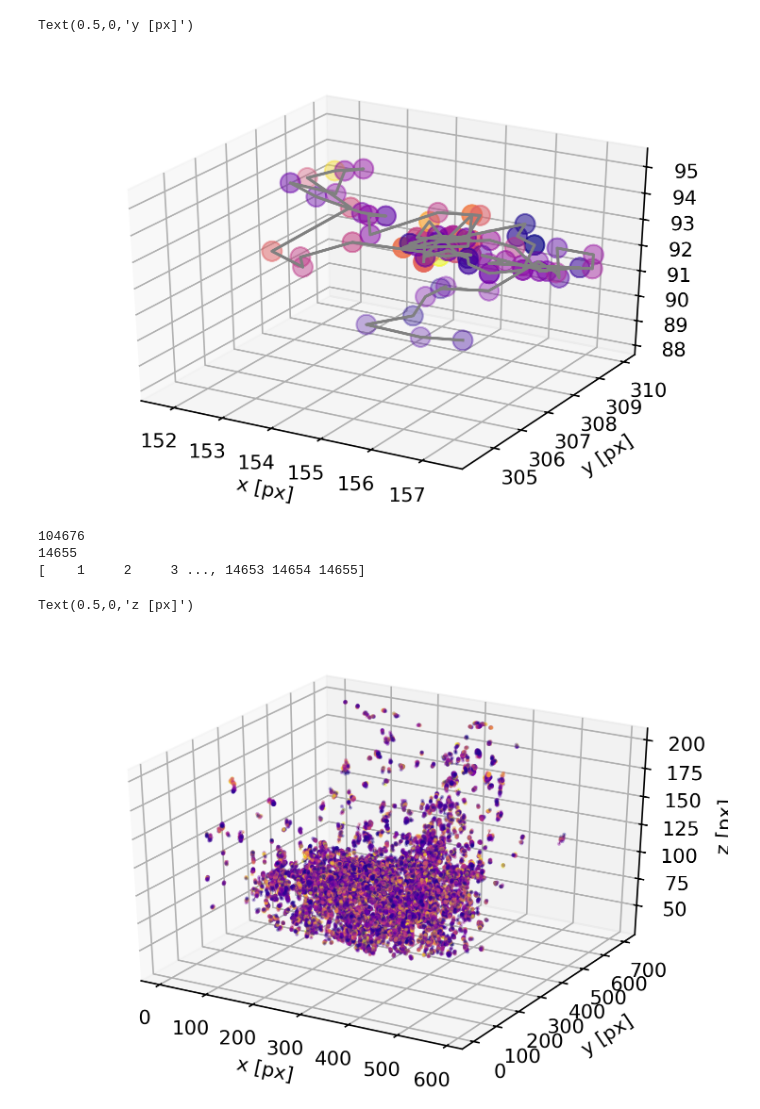
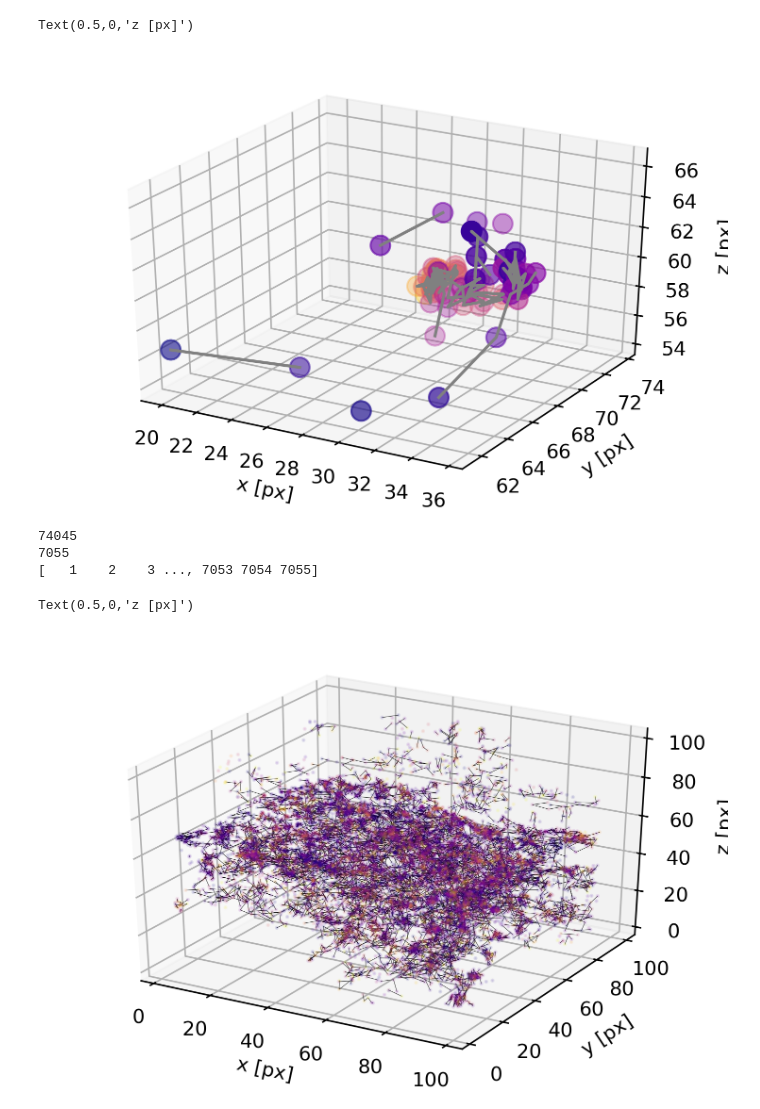
Before and after one commit to pylattice/pyLattice, a Jupyter notebook: src/python/detectedTracks_plot.ipynb, the cells around one changed output. Cells and saved outputs as stored; diff of their text form; code cells hidden in the pictures.

Commit message:
added pipeline functionality, added track processing, added python tracking result display functionality

```diff
--- a/src/python/detectedTracks_plot.ipynb
+++ b/src/python/detectedTracks_plot.ipynb
@@ -31,17 +36,17 @@ def getInputParameter(inputParametersPandas,key):
     #this locates the row, gets the result out of its array form and strips whitespaces away
     return (((inputParametersPandas.loc[inputParametersPandas['key'] == key]).values)[0,1]).strip()
 # %%
-resultsFolder = getInputParameter(inputParameters,"resultsFolder")
-trackingCsvFilename = getInputParameter(inputParameters,"trackingCsvFilename")
-trackColor = getInputParameter(inputParameters,"trackColor")
-trackingBildFilename = getInputParameter(inputParameters,"trackingBildFilename")
-framerate_msec = float(getInputParameter(inputParameters,"framerate_msec"))
-movieLength = float(getInputParameter(inputParameters,"movieLength"))
+resultsFolder = getInputParameter(inputParameters,"outputDataFolder")
+trackingCsvFilename = getInputParameter(inputParameters,"ch0_trackingCsvFilename")
+trackColor = getInputParameter(inputParameters,"ch0_trackColor")
+#trackingBildFilename = getInputParameter(inputParameters,"trackingBildFilename")
+#framerate_msec = float(getInputParameter(inputParameters,"framerate_msec"))
+#movieLength = float(getInputParameter(inputParameters,"movieLength"))
 print(trackColor)
 
 #hack
-resultsFolder = "/Users/johannesschoeneberg/Desktop/PostDoc/drubin_lab/organoids_lattice_data/matlab_lsm_tools_aguet/data_560/output/"
-trackColor = "red"
+#resultsFolder = "/Users/johannesschoeneberg/Desktop/PostDoc/drubin_lab/organoids_lattice_data/matlab_lsm_tools_aguet/data_560/output/"
+#trackColor = "red"
 
 print(resultsFolder)
 # %% [output]
@@ -130,10 +140,10 @@ ax.plot3D(x, y, z, 'grey')
 ax.scatter3D(x, y, z,c=intensity, cmap='plasma',s=100);
 plt.xlabel('x [px]')
 plt.ylabel('y [px]')
-plt.zlabel('z [px]')
+ax.set_zlabel('z [px]')
 # %% [output]
-Text(0.5,0,'y [px]')
+Text(0.5,0,'z [px]')
-[figure, old version]
+[figure, new version]
 # %%
 def plotTrack(data,trackId,color='intensity'):
     track = data[data['TrackID'] == trackId]
@@ -162,36 +172,36 @@ print(len(longtracks))
 print(len(np.unique(data['trackId'].values)))
 print(np.unique(data['trackId'].values))
 # %% [output]
-104676
-14655
-[    1     2     3 ..., 14653 14654 14655]
+74045
+7055
+[   1    2    3 ..., 7053 7054 7055]
 # %%
 #plot them all
 
 # WARNING: this takes ~3 min to plot.
 
 plt.figure(dpi=300)
 
 data = longtracks
 
 ax = plt.axes(projection='3d')
 
 for trackID in np.unique(data['trackId'].values):
 
 
     track = data[data['trackId'] == trackID]
 
     # Data for a three-dimensional line
     x = track['x'].values.astype(float)
     y = track['y'].values.astype(float)
     z = track['z'].values.astype(float)
     intensity = track['A'].values.astype(float)
     ax.plot3D(x, y, z, 'k',lw=0.2)
-    ax.scatter3D(x, y, z, c=intensity, cmap='plasma',s=1,alpha=0.3);
+    ax.scatter3D(x, y, z, c=intensity, cmap='plasma',s=1,alpha=0.1);
 
 ax.set_xlabel('x [px]')
 ax.set_ylabel('y [px]')
 ax.set_zlabel('z [px]')
 # %% [output]
 Text(0.5,0,'z [px]')
-[figure, old version]
+[figure, new version]
```
Also changed, not shown: parts of 6 cells of this notebook, 25 other files.
